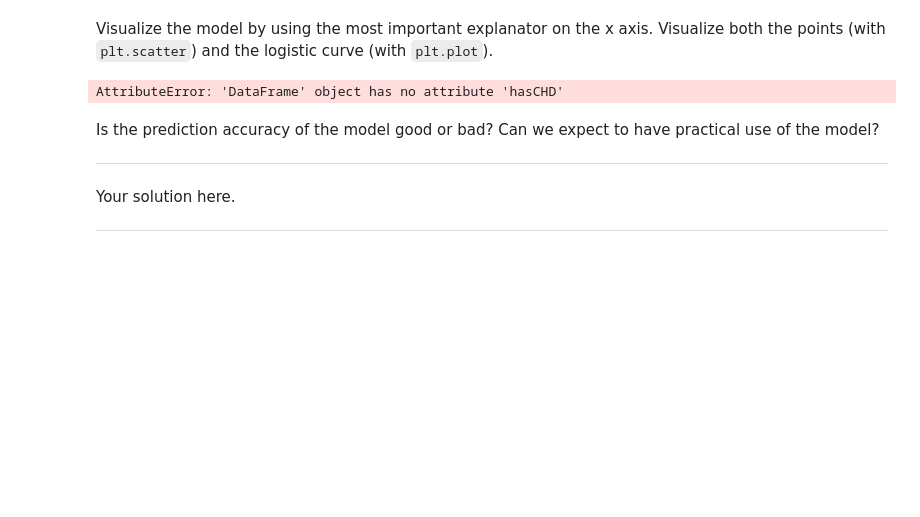
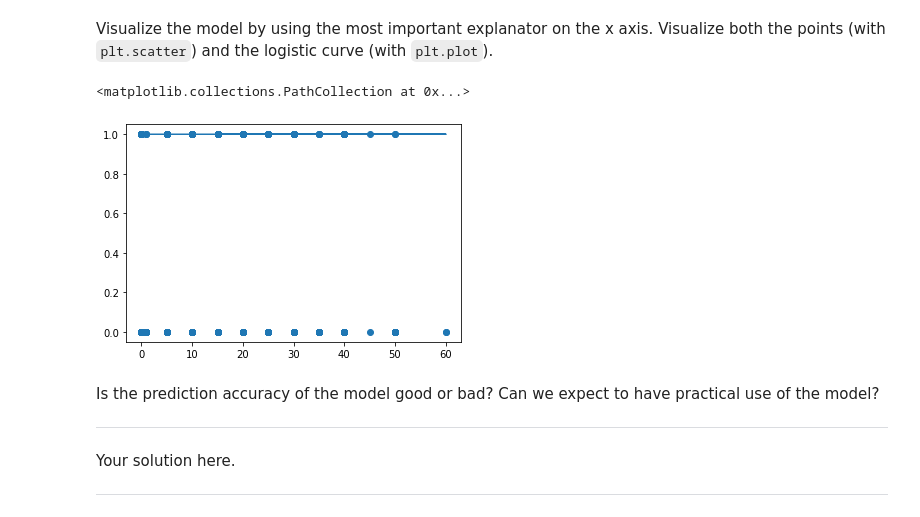
Before and after one commit to nyksy/data-analysis-with-python-2021, a Jupyter notebook: part08/src/project_notebook_regression_analysis.ipynb, the cells around one changed output. Cells and saved outputs as stored; diff of their text form; code cells hidden in the pictures; blank space fills up the shorter version.

```diff
--- a/part08/src/project_notebook_regression_analysis.ipynb
+++ b/part08/src/project_notebook_regression_analysis.ipynb
@@ -161,11 +170,12 @@ Include the background variable `sCIG` from the data and its interactions. Visua
 # %%
 # exercise 8
 # Put your solution here!
-fit = smf.ols('SBP ~ sFRW + SEX + sFRW:SEX + sCHOL + sCHOL:SEX + sCHOL:sFRW + sAGE + sAGE:sFRW + sAGE:SEX + sAGE:sCHOL + sCIG + sCIG:sFRW + sCIG:SEX + sCIG:sCHOL + sCIG:sAGE', data=fram).fit()
+fit = smf.ols('SBP ~ sFRW + SEX + sFRW:SEX + sCHOL + sCHOL:SEX + sCHOL:sFRW + sAGE + sAGE:sFRW + sAGE:SEX + sAGE:sCHOL + sCIG + sCIG:sFRW + sCIG:SEX + sCIG:sCHOL + sCIG:sAGE',
+data=fram
+).fit()
 
 #params
 p = fit.params
-
 
 #TODO
 
@@ -339,0 +357,12 @@ Let us use again the same data to learn a model for the occurrence of coronary h
+# %%
+# exercise 14
+# Put your solution here!
+
+#mask to filter values
+condition = fram['CHD'] > 0
+
+# if condition == true, then 1, else 0
+fram['hasCHD'] = np.where(condition, 1, 0)
+
+print('Value counts:\n', fram.hasCHD.value_counts())
+print('hasCHD mean:\n', np.mean(fram.hasCHD))
@@ -348,14 +416,15 @@ and the logistic curve (with `plt.plot`).
 # %%
 # exercise 16
 def logistic(x):
     return 1.0 / (1.0 + np.exp(-x))
 
 X = fram.CIG
 # Put your solution here!
 plt.plot(X, logistic(X*p.sCIG + p.Intercept))
-plt.scatter(fram.CIG, fram.hasCHD + jitter)
+plt.scatter(fram.CIG, fram.hasCHD)
 # %% [output]
-AttributeError: 'DataFrame' object has no attribute 'hasCHD'
+<matplotlib.collections.PathCollection at 0x...>
+[figure, added]
 # %% [markdown]
 Is the prediction accuracy of the model good or bad? Can we expect to have practical use of the model?
 ***
```
Also changed, not shown: parts of 9 cells of this notebook.
